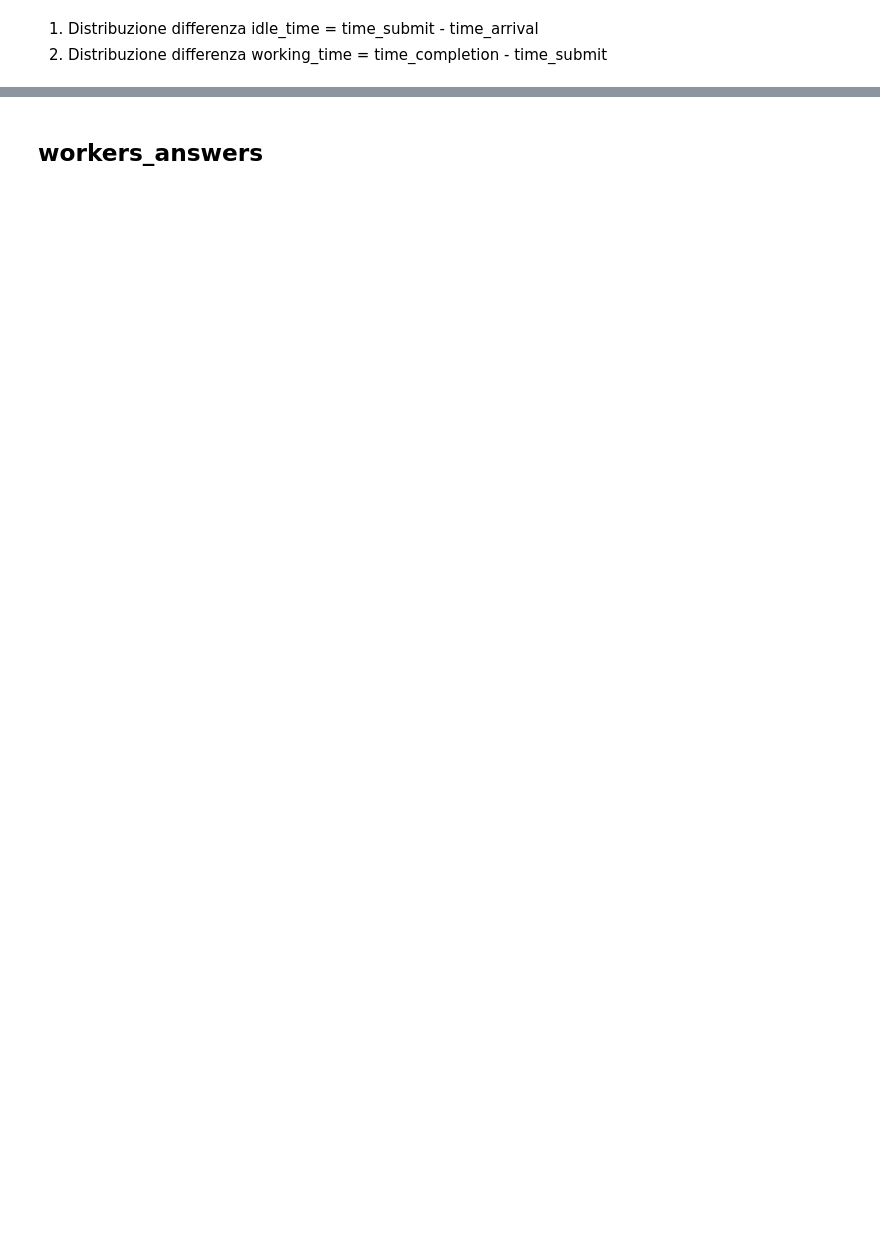
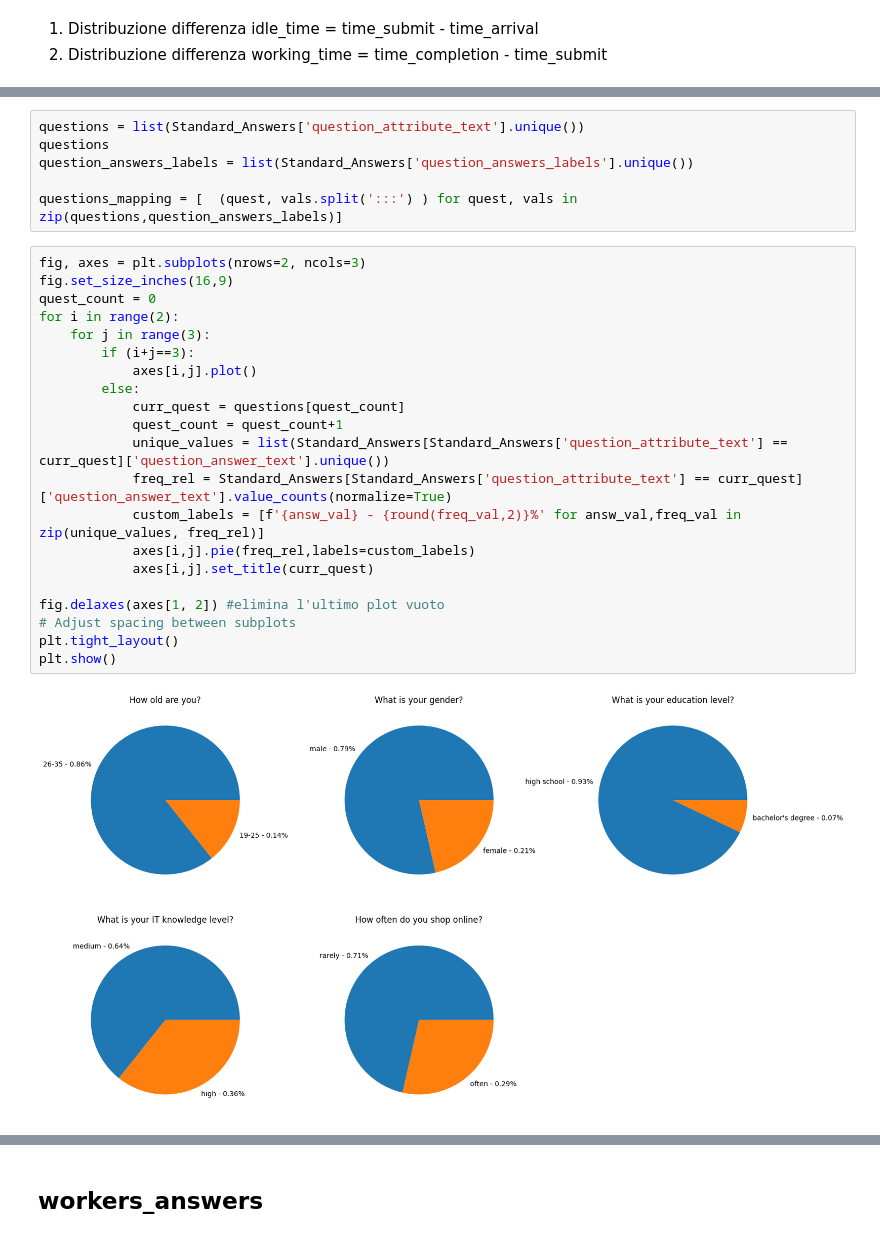
Before and after one commit to DamiFuma02/ProgettoSC_2, a Jupyter notebook: AnalisiRisultati.ipynb, the cells around one changed output, grey strips where cells are left out. Saved outputs shown, nothing was run; the diff lists cells and outputs as text; blank space fills up the shorter version.

```diff
--- a/AnalisiRisultati.ipynb
+++ b/AnalisiRisultati.ipynb
@@ -77,0 +118,29 @@ plt.show()
+# %%
+questions = list(Standard_Answers['question_attribute_text'].unique())
+questions
+question_answers_labels = list(Standard_Answers['question_answers_labels'].unique())
+
+questions_mapping = [  (quest, vals.split(':::') ) for quest, vals in zip(questions,question_answers_labels)]
+# %%
+fig, axes = plt.subplots(nrows=2, ncols=3)
+fig.set_size_inches(16,9)
+quest_count = 0
+for i in range(2):
+    for j in range(3):
+        if (i+j==3):
+            axes[i,j].plot()
+        else:
+            curr_quest = questions[quest_count]
+            quest_count = quest_count+1
+            unique_values = list(Standard_Answers[Standard_Answers['question_attribute_text'] == curr_quest]['question_answer_text'].unique())
+            freq_rel = Standard_Answers[Standard_Answers['question_attribute_text'] == curr_quest]['question_answer_text'].value_counts(normalize=True)
+            custom_labels = [f'{answ_val} - {round(freq_val,2)}%' for answ_val,freq_val in  zip(unique_values, freq_rel)]
+            axes[i,j].pie(freq_rel,labels=custom_labels)
+            axes[i,j].set_title(curr_quest)
+
+fig.delaxes(axes[1, 2]) #elimina l'ultimo plot vuoto
+# Adjust spacing between subplots
+plt.tight_layout()
+plt.show()
+# %% [output]
+[figure, added]
```
Also changed, not shown: parts of 60 cells of this notebook, 10 other files.
